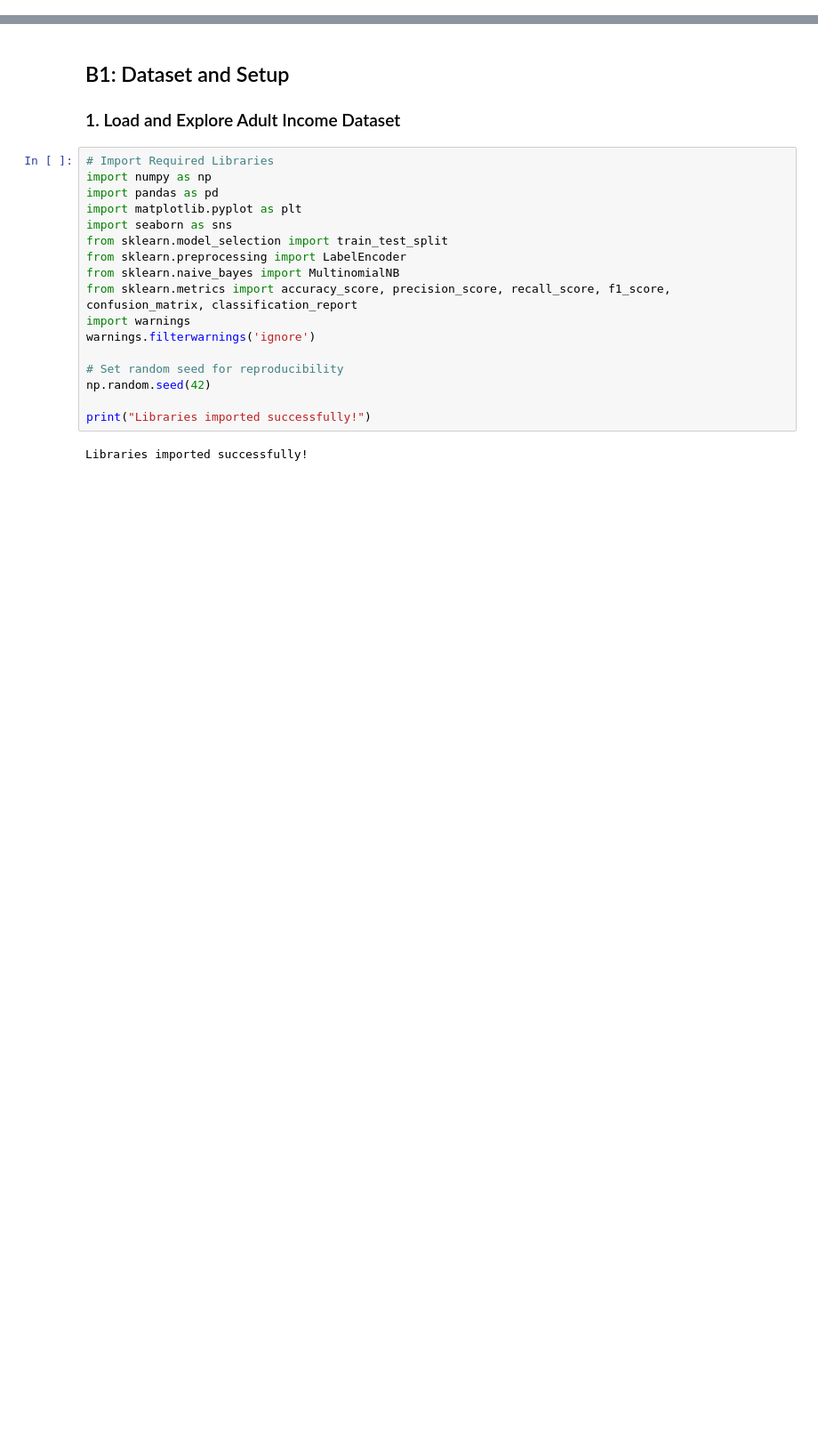
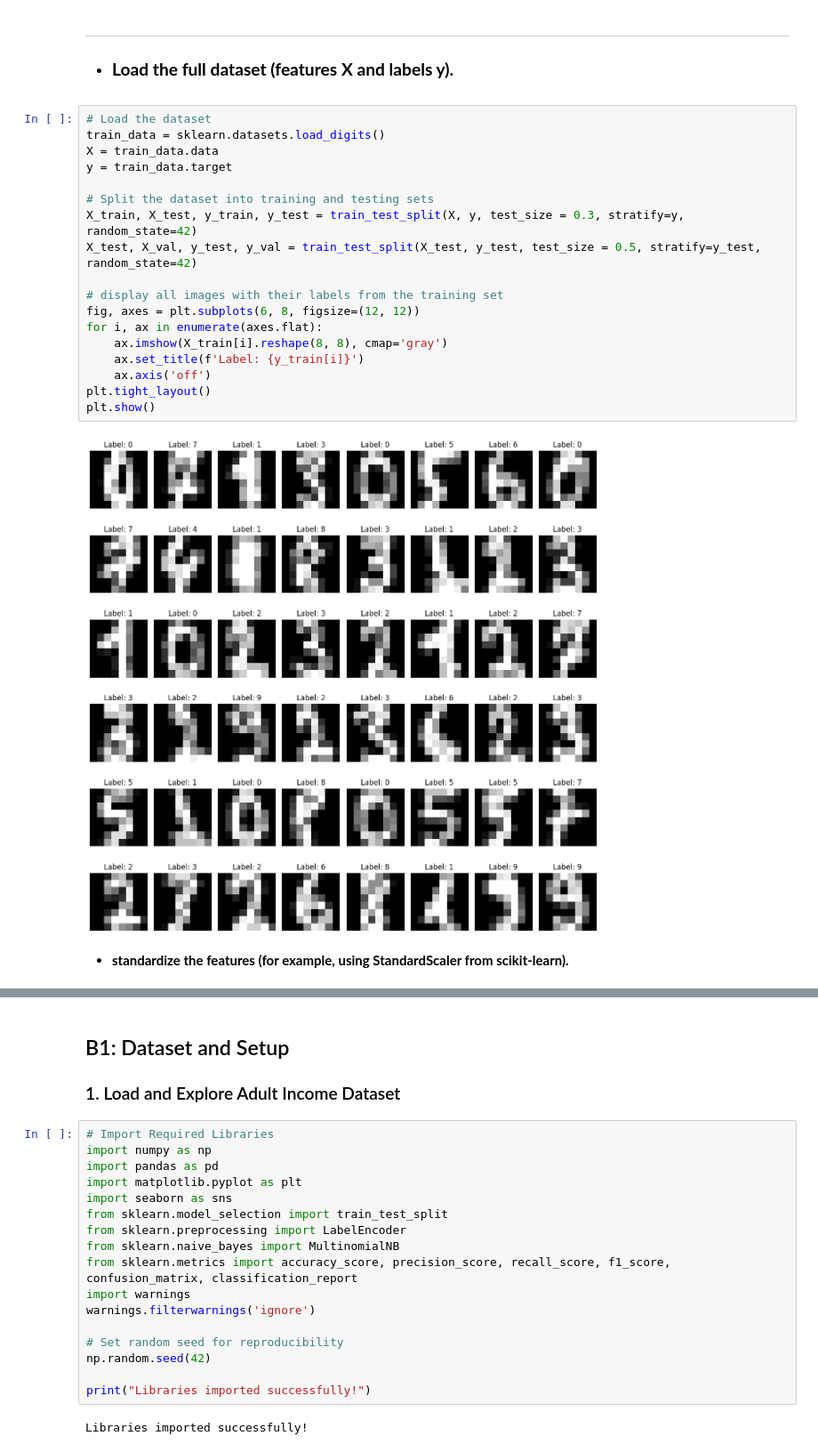
Before and after one commit to Nour-Azab/ML_Lab3, a Jupyter notebook: LAB3.ipynb, the cells around one changed output, grey strips where cells are left out. Shown at 89% size. Cells and saved outputs as stored; diff of their text form; blank space fills up the shorter version.

```diff
--- a/LAB3.ipynb
+++ b/LAB3.ipynb
@@ -3,0 +26,25 @@
+# %% [markdown]
+---
+- ### **Load the full dataset (features X and labels y).**
+# %%
+# Load the dataset
+train_data = sklearn.datasets.load_digits()
+X = train_data.data
+y = train_data.target
+
+# Split the dataset into training and testing sets
+X_train, X_test, y_train, y_test = train_test_split(X, y, test_size = 0.3, stratify=y, random_state=42)
+X_test, X_val, y_test, y_val = train_test_split(X_test, y_test, test_size = 0.5, stratify=y_test, random_state=42)
+
+# display all images with their labels from the training set
+fig, axes = plt.subplots(6, 8, figsize=(12, 12))
+for i, ax in enumerate(axes.flat):
+    ax.imshow(X_train[i].reshape(8, 8), cmap='gray')
+    ax.set_title(f'Label: {y_train[i]}')
+    ax.axis('off')
+plt.tight_layout()
+plt.show()
+# %% [output]
+[figure, added]
+# %% [markdown]
+- **standardize the features (for example, using StandardScaler from scikit-learn).**
```
Also changed, not shown: parts of 16 cells of this notebook.
